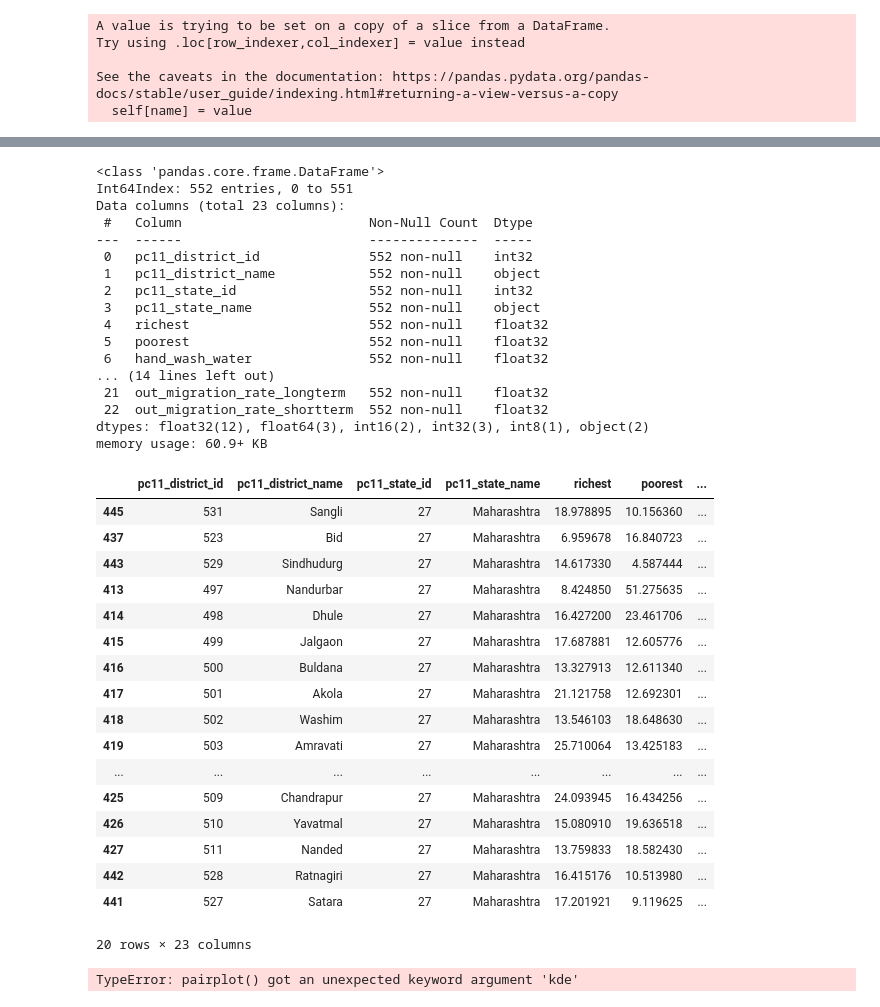
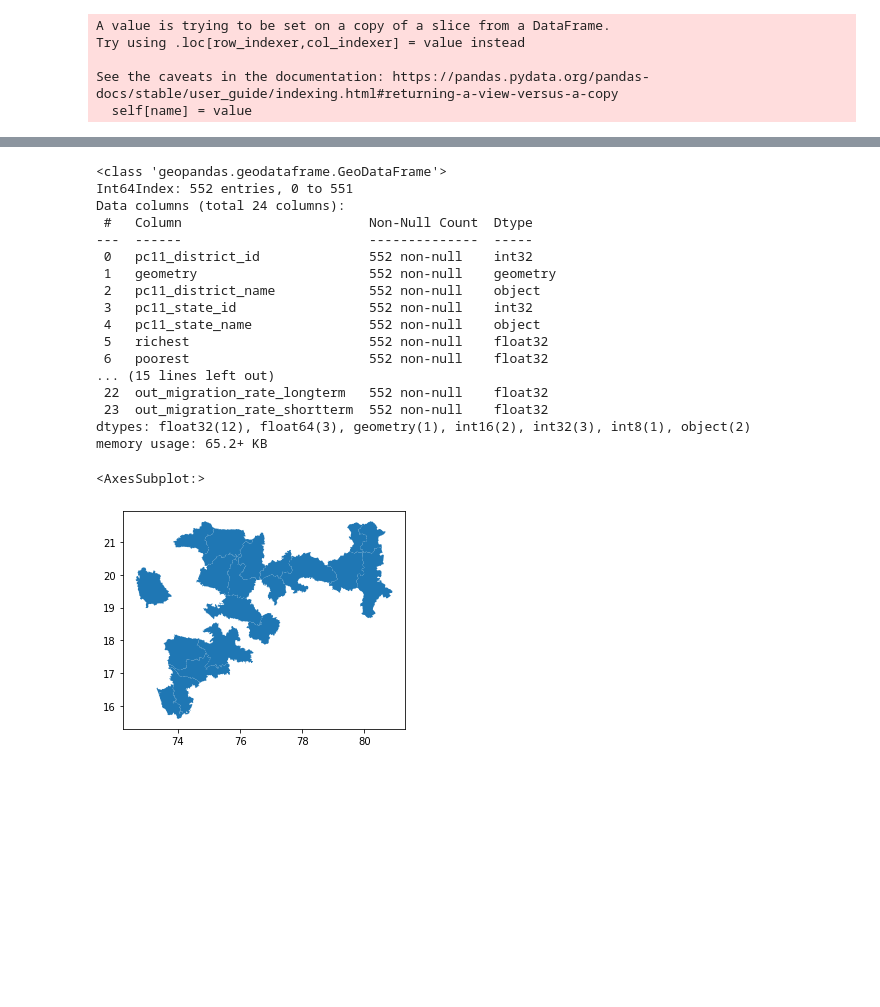
Before and after one commit to lekhanam12/datascience, a Jupyter notebook: final_merged_dataset.ipynb, the cells around one changed output, grey strips where cells are left out. Cells and saved outputs as stored; diff of their text form; code cells hidden in the pictures; blank space fills up the shorter version.

```diff
--- a/final_merged_dataset.ipynb
+++ b/final_merged_dataset.ipynb
@@ -382,2 +359,9 @@ adm2.plot()
+# %%
+#censuscode is the one corresponding to the pc11_district_id :)
+
+#retrieving just the required columns and renaming it
+columns = ['censuscode','geometry']
+geo_map = geo_map[columns]
+geo_map = geo_map.rename(columns={'censuscode' : 'pc11_district_id'})
 # %% [markdown]
 ## Section 7 : Merge Datasets
@@ -401,11 +387,13 @@ See the caveats in the documentation: https://pandas.pydata.org/pandas-docs/stab
 | 3 | 004 | Kargil | 1 | Jammu & Kashmir | 3.752654 | 18.584255 | ... |
 | 4 | 005 | Punch | 1 | Jammu & Kashmir | 16.886778 | 11.014970 | ... |
 # %%
+#setting pc11_district_id as int explicitly otherwise gives error of unable to merge 'obj' and 'int'
 df_merge_1.pc11_district_id = df_merge_1.pc11_district_id.astype(int)
 health_infra_df_subset.pc11_district_id = health_infra_df_subset.pc11_district_id.astype(int)
 hospitals_df_subset.pc11_district_id = hospitals_df_subset.pc11_district_id.astype(int)
 pollution_df.pc11_district_id = pollution_df.pc11_district_id.astype(int)
 migration_df_subset.pc11_district_id = migration_df_subset.pc11_district_id.astype(int)
+geo_map.pc11_district_id = geo_map.pc11_district_id.astype(int)
 
 df_merge_2 = df_merge_1.merge(health_infra_df_subset, on='pc11_district_id')
 # %% [output]
@@ -419,5 +407,4 @@ df_merge_3 = df_merge_2.merge(hospitals_df_subset, on='pc11_district_id')
 # %%
 df_merge_4 = df_merge_3.merge(pollution_df, on='pc11_district_id')
 # %%
-df_static_all = df_merge_4.merge(migration_df_subset, on='pc11_district_id')
-df_static_all
+df_merge_5 = df_merge_4.merge(migration_df_subset, on='pc11_district_id')
@@ -437,0 +411,2 @@ df_static_all
+# %%
+df_final = geo_map.merge(df_merge_5, on='pc11_district_id')
@@ -438,49 +424,30 @@ df_static_all
 # %%
-df_static_all.info()
+df_final.info()
 # %% [output]
-<class 'pandas.core.frame.DataFrame'>
+<class 'geopandas.geodataframe.GeoDataFrame'>
 Int64Index: 552 entries, 0 to 551
-Data columns (total 23 columns):
+Data columns (total 24 columns):
  #   Column                        Non-Null Count  Dtype
 ---  ------                        --------------  -----
  0   pc11_district_id              552 non-null    int32
- 1   pc11_district_name            552 non-null    object
- 2   pc11_state_id                 552 non-null    int32
- 3   pc11_state_name               552 non-null    object
- 4   richest                       552 non-null    float32
- 5   poorest                       552 non-null    float32
- 6   hand_wash_water               552 non-null    float32
-... (14 lines left out)
- 21  out_migration_rate_longterm   552 non-null    float32
- 22  out_migration_rate_shortterm  552 non-null    float32
-dtypes: float32(12), float64(3), int16(2), int32(3), int8(1), object(2)
-memory usage: 60.9+ KB
+ 1   geometry                      552 non-null    geometry
+ 2   pc11_district_name            552 non-null    object
+ 3   pc11_state_id                 552 non-null    int32
+ 4   pc11_state_name               552 non-null    object
+ 5   richest                       552 non-null    float32
+ 6   poorest                       552 non-null    float32
+... (15 lines left out)
+ 22  out_migration_rate_longterm   552 non-null    float32
+ 23  out_migration_rate_shortterm  552 non-null    float32
+dtypes: float32(12), float64(3), geometry(1), int16(2), int32(3), int8(1), object(2)
+memory usage: 65.2+ KB
 # %%
 # sns.pairplot(df_static_all)
 # %%
-df_static_all.sort_values('total_cases',ascending=False).head(20)
+df_final.plot()
+df_final.sort_values('total_cases',ascending=False,).head(20).plot()
 # %% [output]
-|  | pc11_district_id | pc11_district_name | pc11_state_id | pc11_state_name | richest | poorest | ... |
-| 445 | 531 | Sangli | 27 | Maharashtra | 18.978895 | 10.156360 | ... |
-| 437 | 523 | Bid | 27 | Maharashtra | 6.959678 | 16.840723 | ... |
-| 443 | 529 | Sindhudurg | 27 | Maharashtra | 14.617330 | 4.587444 | ... |
-| 413 | 497 | Nandurbar | 27 | Maharashtra | 8.424850 | 51.275635 | ... |
-| 414 | 498 | Dhule | 27 | Maharashtra | 16.427200 | 23.461706 | ... |
-| 415 | 499 | Jalgaon | 27 | Maharashtra | 17.687881 | 12.605776 | ... |
-| 416 | 500 | Buldana | 27 | Maharashtra | 13.327913 | 12.611340 | ... |
-| 417 | 501 | Akola | 27 | Maharashtra | 21.121758 | 12.692301 | ... |
-| 418 | 502 | Washim | 27 | Maharashtra | 13.546103 | 18.648630 | ... |
-| 419 | 503 | Amravati | 27 | Maharashtra | 25.710064 | 13.425183 | ... |
-| ... | ... | ... | ... | ... | ... | ... | ... |
-| 425 | 509 | Chandrapur | 27 | Maharashtra | 24.093945 | 16.434256 | ... |
-| 426 | 510 | Yavatmal | 27 | Maharashtra | 15.080910 | 19.636518 | ... |
-| 427 | 511 | Nanded | 27 | Maharashtra | 13.759833 | 18.582430 | ... |
-| 442 | 528 | Ratnagiri | 27 | Maharashtra | 16.415176 | 10.513980 | ... |
-| 441 | 527 | Satara | 27 | Maharashtra | 17.201921 | 9.119625 | ... |
-20 rows × 23 columns
+<AxesSubplot:>
+[figure, added]
 # %%
 correlation = ['total_cases','richest','poorest','district_hospitals']
-
-sns.pairplot(df_static_all[correlation],kde='reg')
-# %% [output]
-TypeError: pairplot() got an unexpected keyword argument 'kde'
```
Also changed, not shown: parts of 7 cells of this notebook, 24 other files.
